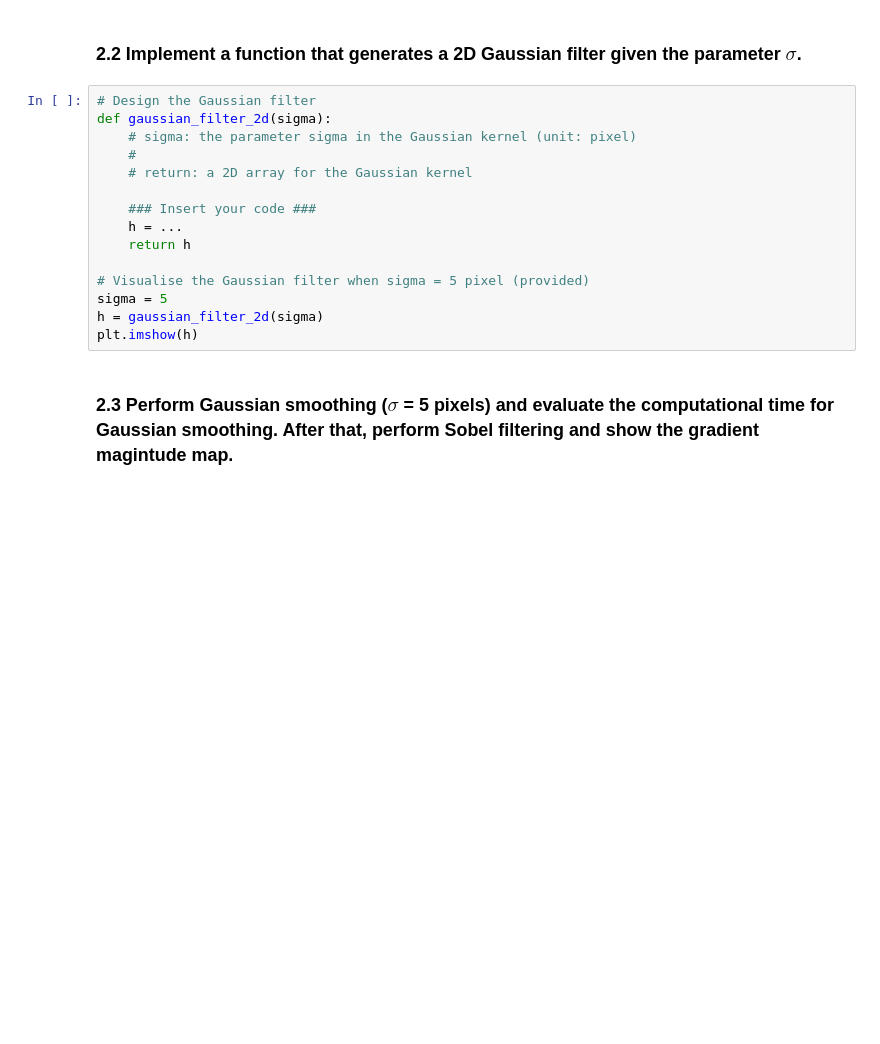
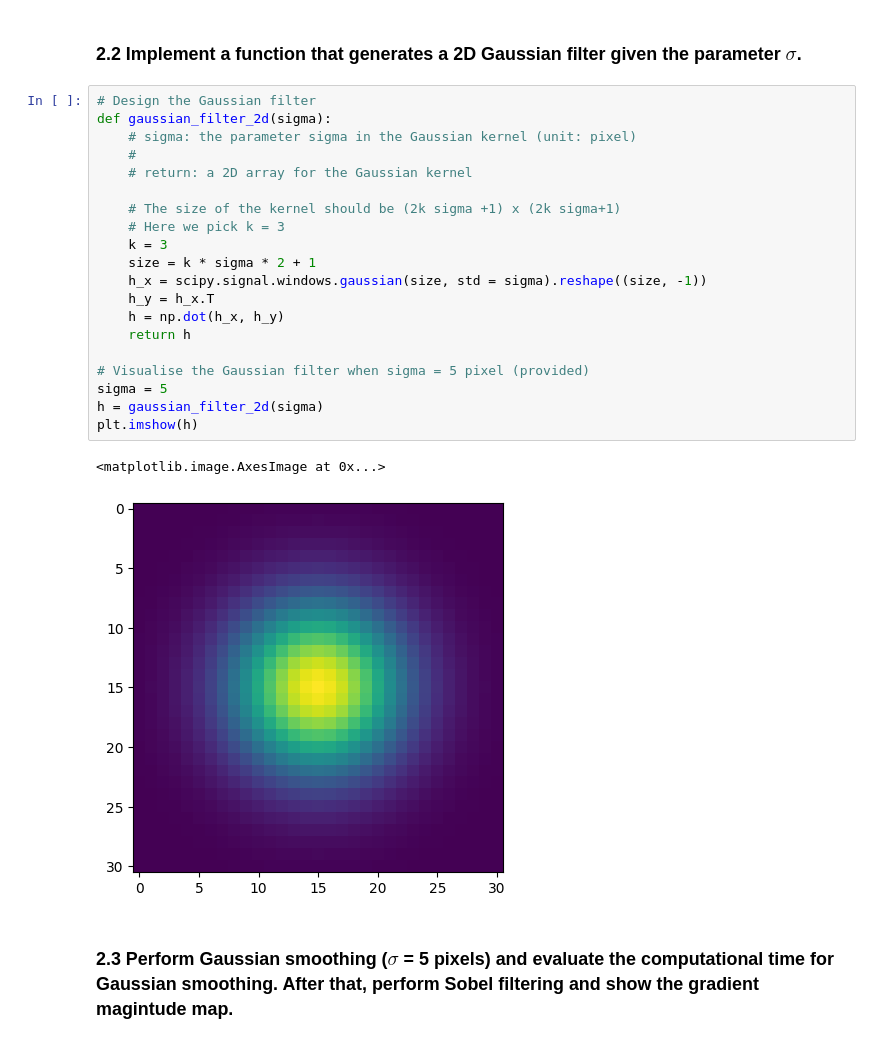
Before and after one commit to YunkaiZhang233/Computer_Vision_2025, a Jupyter notebook: coursework_01/coursework_01.ipynb, the cells around one changed output. Cells and saved outputs as stored; diff of their text form; blank space fills up the shorter version.

Commit message:
start gaussian

```diff
--- a/coursework_01/coursework_01.ipynb
+++ b/coursework_01/coursework_01.ipynb
@@ -165,18 +165,26 @@ NameError: name 'grad_mag' is not defined
 # %%
 # Design the Gaussian filter
 def gaussian_filter_2d(sigma):
     # sigma: the parameter sigma in the Gaussian kernel (unit: pixel)
     #
     # return: a 2D array for the Gaussian kernel
 
-    ### Insert your code ###
-    h = ...
+    # The size of the kernel should be (2k sigma +1) x (2k sigma+1)
+    # Here we pick k = 3
+    k = 3
+    size = k * sigma * 2 + 1
+    h_x = scipy.signal.windows.gaussian(size, std = sigma).reshape((size, -1))
+    h_y = h_x.T
+    h = np.dot(h_x, h_y)
     return h
 
 # Visualise the Gaussian filter when sigma = 5 pixel (provided)
 sigma = 5
 h = gaussian_filter_2d(sigma)
 plt.imshow(h)
+# %% [output]
+<matplotlib.image.AxesImage at 0x...>
+[figure, added]
 # %% [markdown]
 ### 2.3 Perform Gaussian smoothing ($\sigma$ = 5 pixels) and evaluate the computational time for Gaussian smoothing. After that, perform Sobel filtering and show the gradient magintude map.
 # %%
```
Also changed, not shown: parts of 2 cells of this notebook.
